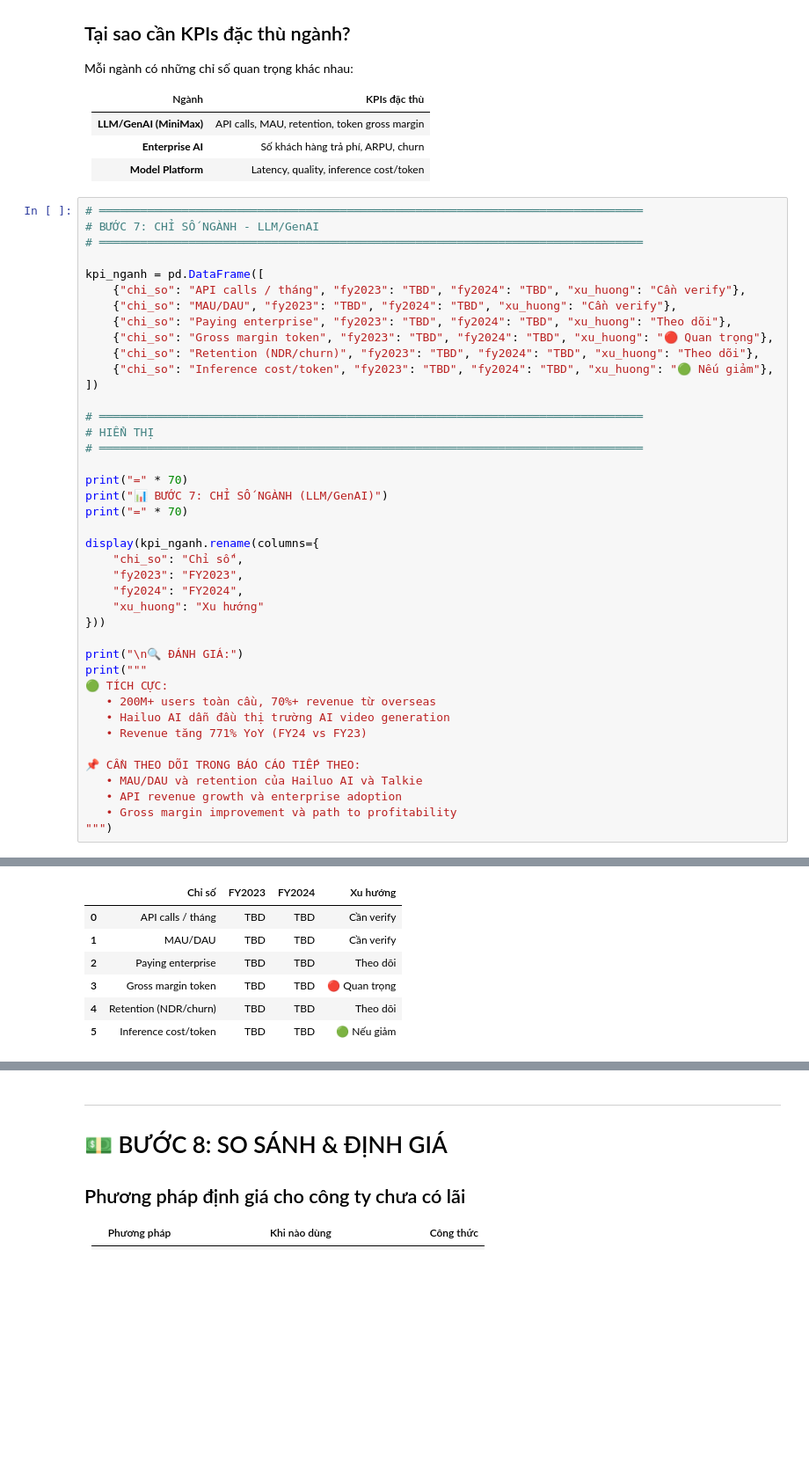
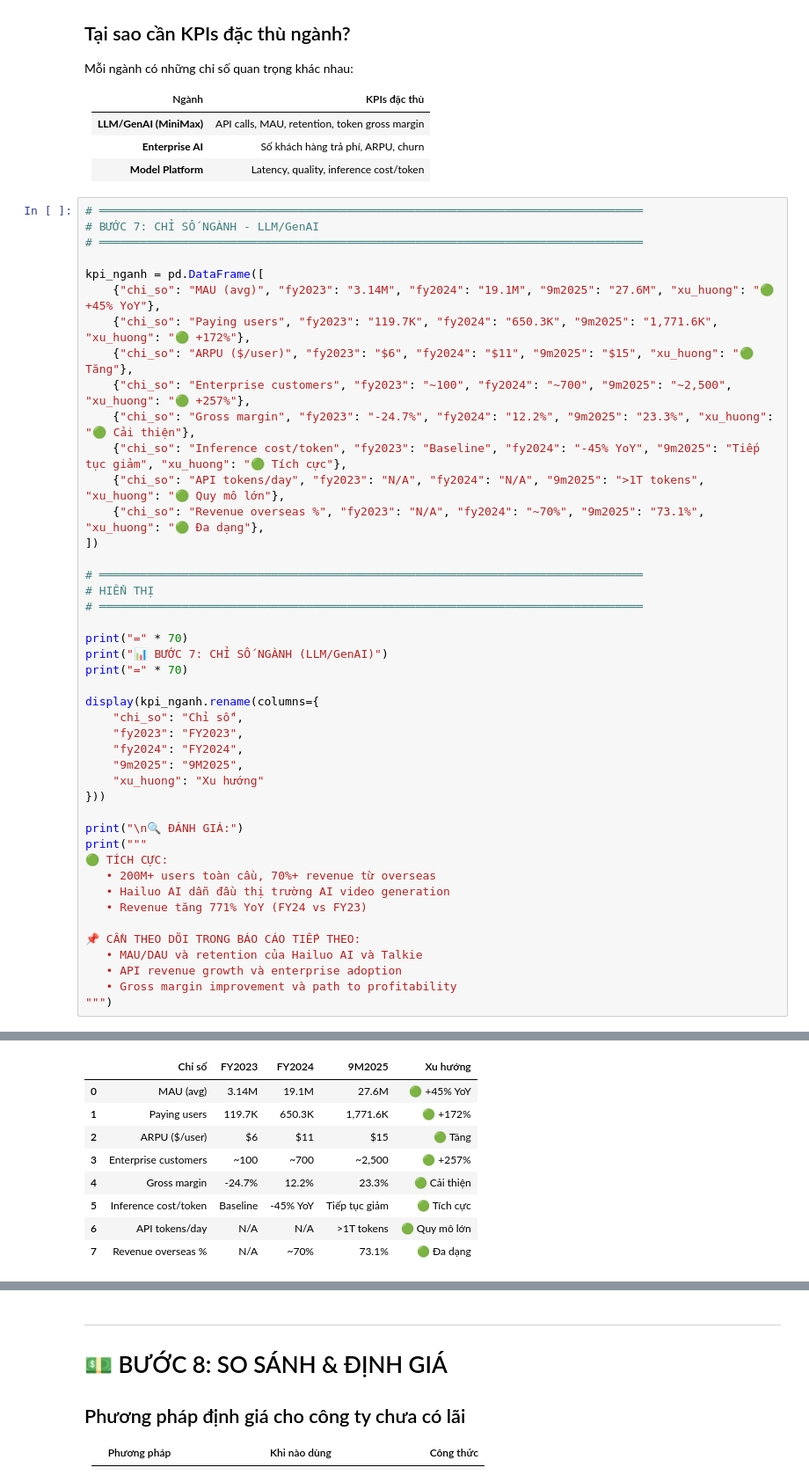
Before and after one commit to giangpt1968/HK-IPO-AI-Robotics, a Jupyter notebook: IPO_Analysis_MiniMax_00100HK_v1.ipynb, the cells around one changed output, grey strips where cells are left out. Shown at 88% size. Saved outputs shown, nothing was run; the diff lists cells and outputs as text; blank space fills up the shorter version.

```diff
--- a/IPO_Analysis_MiniMax_00100HK_v1.ipynb
+++ b/IPO_Analysis_MiniMax_00100HK_v1.ipynb
@@ -925,52 +932,57 @@ Mỗi ngành có những chỉ số quan trọng khác nhau:
 # ═══════════════════════════════════════════════════════════════════════════════
 
 kpi_nganh = pd.DataFrame([
-    {"chi_so": "API calls / tháng", "fy2023": "TBD", "fy2024": "TBD", "xu_huong": "Cần verify"},
-    {"chi_so": "MAU/DAU", "fy2023": "TBD", "fy2024": "TBD", "xu_huong": "Cần verify"},
-    {"chi_so": "Paying enterprise", "fy2023": "TBD", "fy2024": "TBD", "xu_huong": "Theo dõi"},
-    {"chi_so": "Gross margin token", "fy2023": "TBD", "fy2024": "TBD", "xu_huong": "🔴 Quan trọng"},
-    {"chi_so": "Retention (NDR/churn)", "fy2023": "TBD", "fy2024": "TBD", "xu_huong": "Theo dõi"},
-    {"chi_so": "Inference cost/token", "fy2023": "TBD", "fy2024": "TBD", "xu_huong": "🟢 Nếu giảm"},
+    {"chi_so": "MAU (avg)", "fy2023": "3.14M", "fy2024": "19.1M", "9m2025": "27.6M", "xu_huong": "🟢 +45% YoY"},
+    {"chi_so": "Paying users", "fy2023": "119.7K", "fy2024": "650.3K", "9m2025": "1,771.6K", "xu_huong": "🟢 +172%"},
+    {"chi_so": "ARPU ($/user)", "fy2023": "$6", "fy2024": "$11", "9m2025": "$15", "xu_huong": "🟢 Tăng"},
+    {"chi_so": "Enterprise customers", "fy2023": "~100", "fy2024": "~700", "9m2025": "~2,500", "xu_huong": "🟢 +257%"},
+    {"chi_so": "Gross margin", "fy2023": "-24.7%", "fy2024": "12.2%", "9m2025": "23.3%", "xu_huong": "🟢 Cải thiện"},
+    {"chi_so": "Inference cost/token", "fy2023": "Baseline", "fy2024": "-45% YoY", "9m2025": "Tiếp tục giảm", "xu_huong": "🟢 Tích cực"},
+    {"chi_so": "API tokens/day", "fy2023": "N/A", "fy2024": "N/A", "9m2025": ">1T tokens", "xu_huong": "🟢 Quy mô lớn"},
+    {"chi_so": "Revenue overseas %", "fy2023": "N/A", "fy2024": "~70%", "9m2025": "73.1%", "xu_huong": "🟢 Đa dạng"},
 ])
 
 # ═══════════════════════════════════════════════════════════════════════════════
 # HIỂN THỊ
 # ═══════════════════════════════════════════════════════════════════════════════
 
 print("=" * 70)
 print("📊 BƯỚC 7: CHỈ SỐ NGÀNH (LLM/GenAI)")
 print("=" * 70)
 
 display(kpi_nganh.rename(columns={
     "chi_so": "Chỉ số",
     "fy2023": "FY2023",
     "fy2024": "FY2024",
+    "9m2025": "9M2025",
     "xu_huong": "Xu hướng"
 }))
 
 print("\n🔍 ĐÁNH GIÁ:")
 print("""
 🟢 TÍCH CỰC:
    • 200M+ users toàn cầu, 70%+ revenue từ overseas
    • Hailuo AI dẫn đầu thị trường AI video generation
    • Revenue tăng 771% YoY (FY24 vs FY23)
 
 📌 CẦN THEO DÕI TRONG BÁO CÁO TIẾP THEO:
    • MAU/DAU và retention của Hailuo AI và Talkie
    • API revenue growth và enterprise adoption
    • Gross margin improvement và path to profitability
 """)
 # %% [output]
 ======================================================================
 📊 BƯỚC 7: CHỈ SỐ NGÀNH (LLM/GenAI)
 ======================================================================
-|  | Chỉ số | FY2023 | FY2024 | Xu hướng |
-| 0 | API calls / tháng | TBD | TBD | Cần verify |
-| 1 | MAU/DAU | TBD | TBD | Cần verify |
-| 2 | Paying enterprise | TBD | TBD | Theo dõi |
-| 3 | Gross margin token | TBD | TBD | 🔴 Quan trọng |
-| 4 | Retention (NDR/churn) | TBD | TBD | Theo dõi |
-| 5 | Inference cost/token | TBD | TBD | 🟢 Nếu giảm |
+|  | Chỉ số | FY2023 | FY2024 | 9M2025 | Xu hướng |
+| 0 | MAU (avg) | 3.14M | 19.1M | 27.6M | 🟢 +45% YoY |
+| 1 | Paying users | 119.7K | 650.3K | 1,771.6K | 🟢 +172% |
+| 2 | ARPU ($/user) | $6 | $11 | $15 | 🟢 Tăng |
+| 3 | Enterprise customers | ~100 | ~700 | ~2,500 | 🟢 +257% |
+| 4 | Gross margin | -24.7% | 12.2% | 23.3% | 🟢 Cải thiện |
+| 5 | Inference cost/token | Baseline | -45% YoY | Tiếp tục giảm | 🟢 Tích cực |
+| 6 | API tokens/day | N/A | N/A | >1T tokens | 🟢 Quy mô lớn |
+| 7 | Revenue overseas % | N/A | ~70% | 73.1% | 🟢 Đa dạng |
 🔍 ĐÁNH GIÁ:
 
 🟢 TÍCH CỰC:
```
Also changed, not shown: parts of 8 cells of this notebook, 1 other file.
